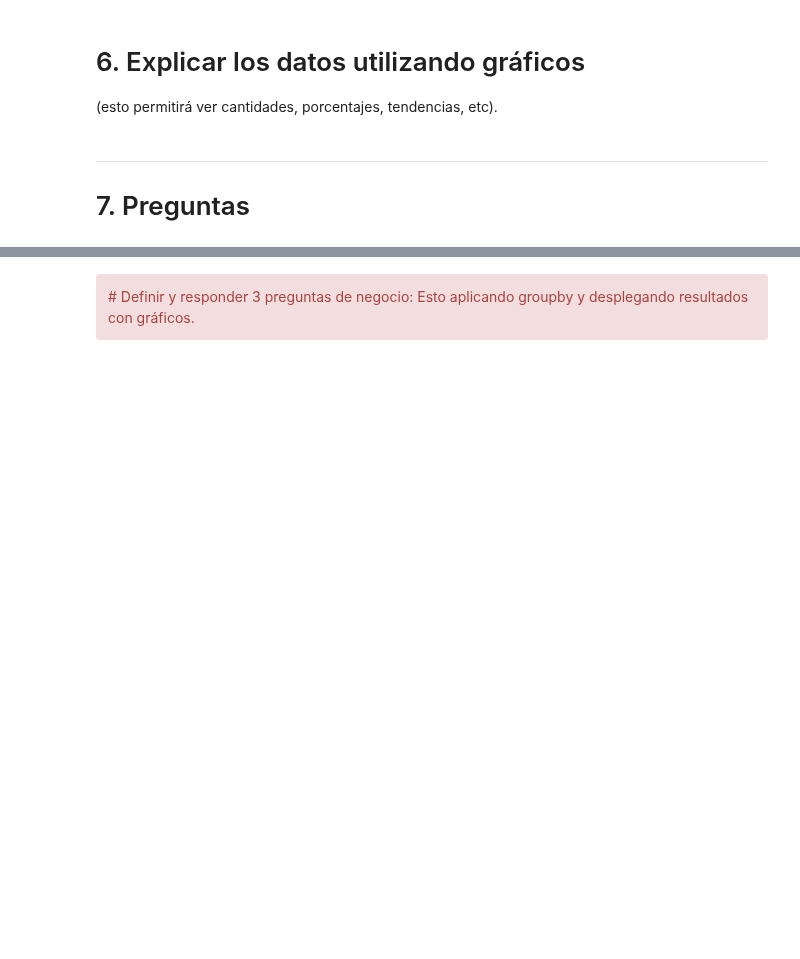
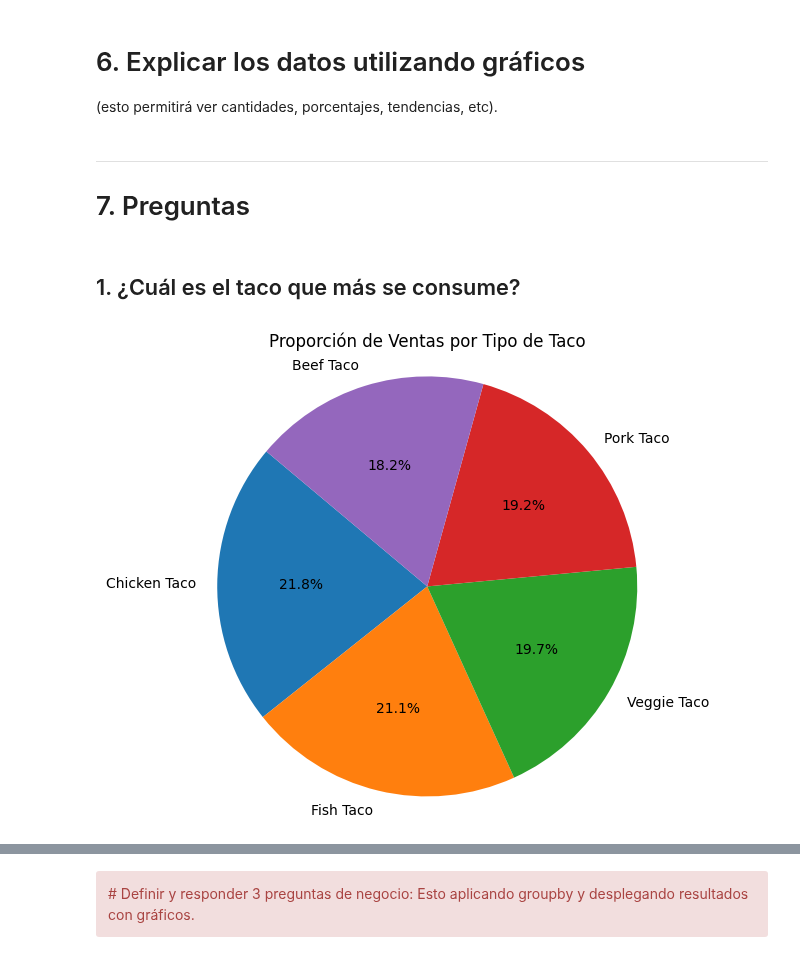
Before and after one commit to buitrekommando/mineriaAIEP_02, a Jupyter notebook: notebooks/0_consolidado.ipynb, the cells around one changed output, grey strips where cells are left out. Drawn from its saved outputs; the diff is of its cells as text; code cells hidden in the pictures; blank space fills up the shorter version.

Commit message:
3 preguntas

```diff
--- a/notebooks/0_consolidado.ipynb
+++ b/notebooks/0_consolidado.ipynb
@@ -332,6 +347,22 @@ memory usage: 94.9+ KB
 # %% [markdown]
  # 6. Explicar los datos utilizando gráficos
  (esto permitirá ver cantidades, porcentajes, tendencias, etc).
+# %% [markdown]
+***
+# 7. Preguntas
 # %% [markdown]
-***
-# 7. Preguntas
+##  1. ¿Cuál es el taco que más se consume?
+# %%
+import matplotlib.pyplot as plt
+
+# Agrupar por tipo de taco y contar cuántos pedidos hay de cada uno
+taco_sales = df.groupby('Taco Type').size().sort_values(ascending=False)
+
+# Crear gráfico de torta
+plt.figure(figsize=(8, 6))
+plt.pie(taco_sales, labels=taco_sales.index, autopct='%1.1f%%', startangle=140)
+plt.title('Proporción de Ventas por Tipo de Taco')
+plt.axis('equal')  # Asegura que el gráfico sea circular
+plt.show()
+# %% [output]
+[figure, added]
```
Also changed, not shown: parts of 39 cells of this notebook.
